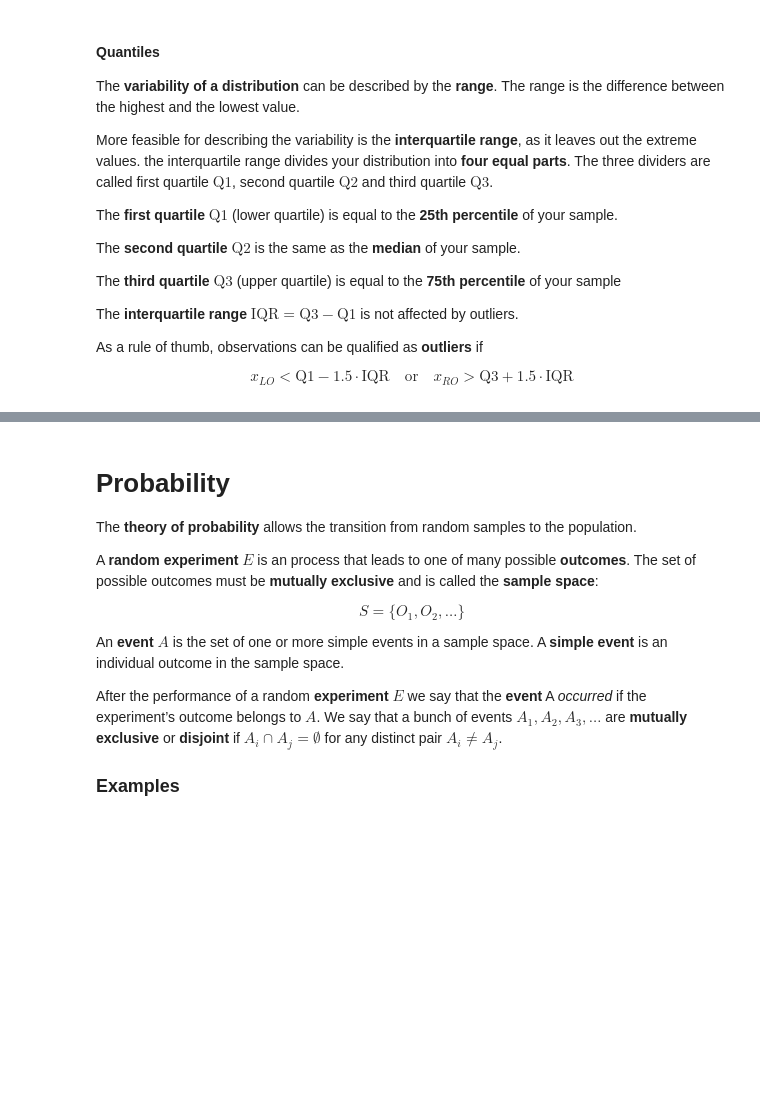
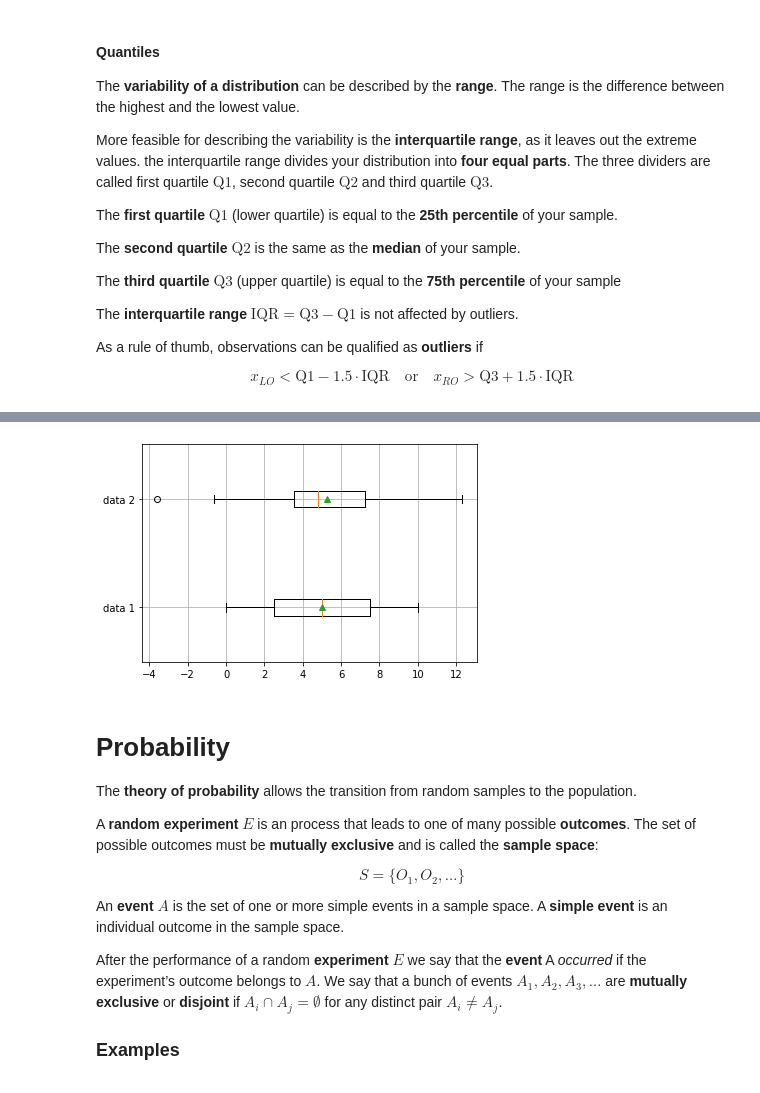
Before and after one commit to thomd/math, a Jupyter notebook: statistics.ipynb, the cells around one changed output, grey strips where cells are left out. Drawn from its saved outputs; the diff is of its cells as text; code cells hidden in the pictures; blank space fills up the shorter version.

```diff
--- a/statistics.ipynb
+++ b/statistics.ipynb
@@ -370,0 +339,21 @@ The length of the box represents the $\text{IQR}$. The horizontal line inside th
+# %%
+import matplotlib.pyplot as plt
+import numpy as np
+np.random.seed(5)
+
+data2 = np.random.normal(5, 3, 100)
+data1 = np.array([0, 1, 2, 3, 4, 5, 6, 7, 8, 9, 10])
+
+print('data 2:')
+iqr = np.percentile(data2, 75) - np.percentile(data2, 25)
+print(f'  IQR:                 {np.round(iqr, 2)}')
+print(f'  Max (data):          {np.round(np.max(data2), 2)}')
+print(f'  Max (not outlier):   {np.round(np.percentile(data2, 75) + 1.5 * iqr, 2)}')
+print(f'  Q3 (75%):            {np.round(np.percentile(data2, 75), 2)}')
+print(f'  Q2 (50% / Median):   {np.round(np.percentile(data2, 50), 2)}')
+print(f'  Mean:                {np.round(np.mean(data2), 2)}')
+print(f'  Q1 (25%):            {np.round(np.percentile(data2, 25), 2)}')
+print(f'  Min (not outlier):   {np.round(np.percentile(data2, 25) - 1.5 * iqr, 2)}')
+print(f'  Min (data):          {np.round(np.min(data2), 2)}')
+print(f'  Standard Deviation:  {np.round(np.std(data2), 2)}')
+print(f'  Variance:            {np.round(np.var(data2), 2)}')
@@ -371,3 +373,8 @@ The length of the box represents the $\text{IQR}$. The horizontal line inside th
+# %%
+plt.boxplot([data1, data2], vert=0, showmeans=True, whis=1.5, labels=['data 1', 'data 2'])
+plt.grid();
+# %% [output]
+[figure, added]
 # %% [markdown]
 # Probability
 
```
Also changed, not shown: parts of 8 cells of this notebook.
